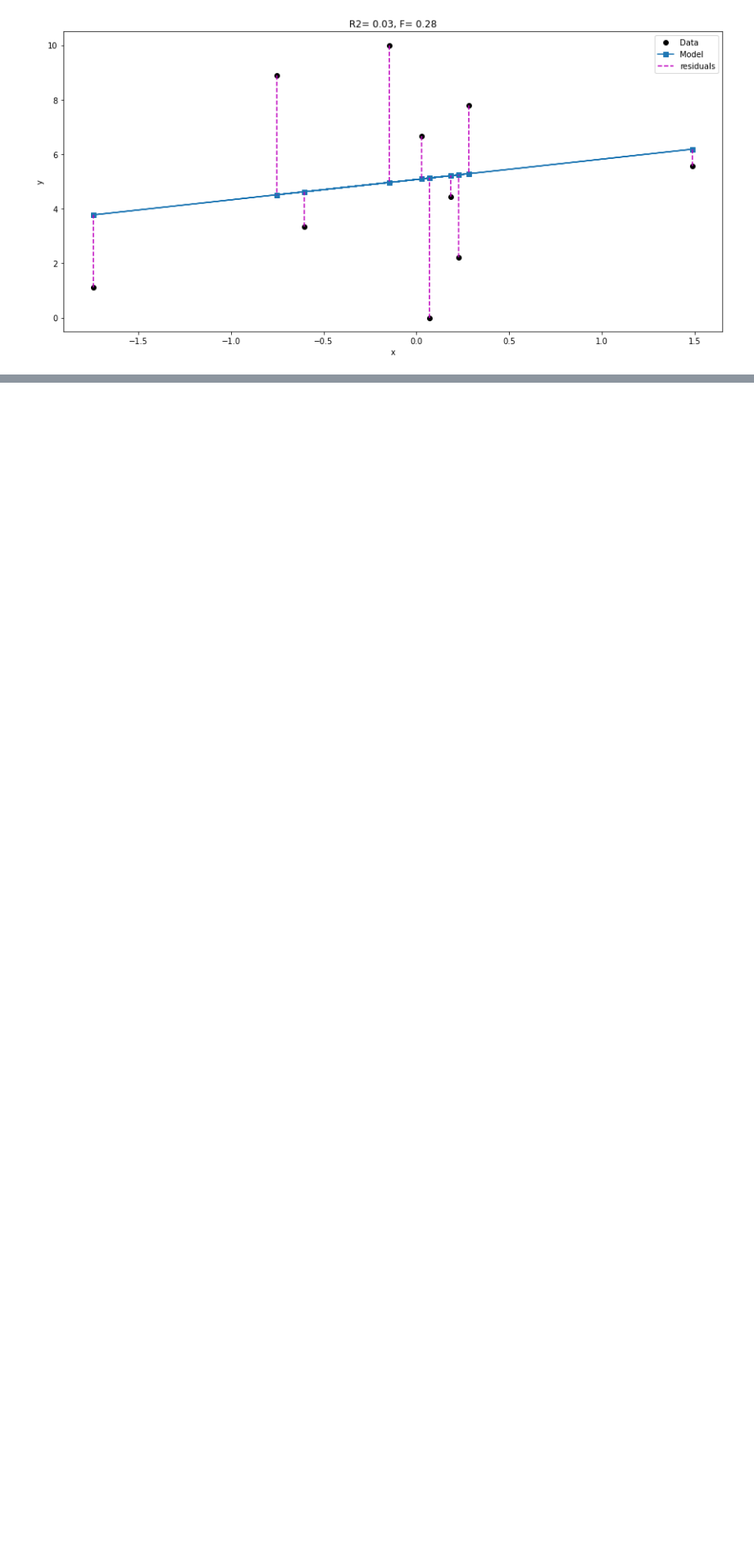
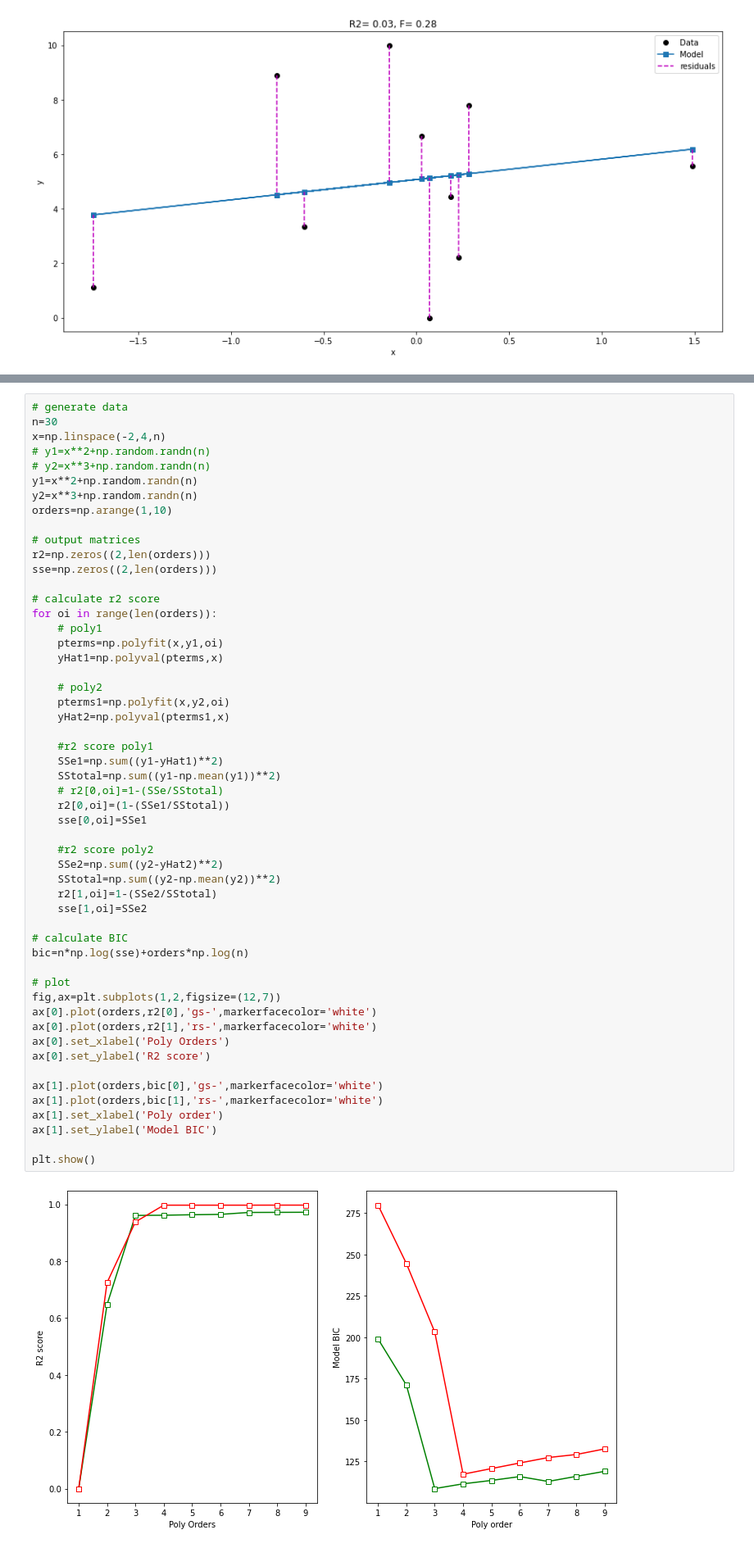
Before and after one commit to aurimas12/unsupervising-learning-task, a Jupyter notebook: notes.ipynb, the cells around one changed output, grey strips where cells are left out. Shown at 82% size. Cells and saved outputs as stored; diff of their text form; blank space fills up the shorter version.

```diff
--- a/notes.ipynb
+++ b/notes.ipynb
@@ -855,0 +858,55 @@ plt.show()
+# %%
+# generate data
+n=30
+x=np.linspace(-2,4,n)
+# y1=x**2+np.random.randn(n)
+# y2=x**3+np.random.randn(n)
+y1=x**2+np.random.randn(n)
+y2=x**3+np.random.randn(n)
+orders=np.arange(1,10)
+
+# output matrices
+r2=np.zeros((2,len(orders)))
+sse=np.zeros((2,len(orders)))
+
+# calculate r2 score
+for oi in range(len(orders)):
+    # poly1
+    pterms=np.polyfit(x,y1,oi)
+    yHat1=np.polyval(pterms,x)
+
+    # poly2
+    pterms1=np.polyfit(x,y2,oi)
+    yHat2=np.polyval(pterms1,x)
+
+    #r2 score poly1
+    SSe1=np.sum((y1-yHat1)**2)
+    SStotal=np.sum((y1-np.mean(y1))**2)
+    # r2[0,oi]=1-(SSe/SStotal)
+    r2[0,oi]=(1-(SSe1/SStotal))
+    sse[0,oi]=SSe1
+
+    #r2 score poly2
+    SSe2=np.sum((y2-yHat2)**2)
+    SStotal=np.sum((y2-np.mean(y2))**2)
+    r2[1,oi]=1-(SSe2/SStotal)
+    sse[1,oi]=SSe2
+
+# calculate BIC
+bic=n*np.log(sse)+orders*np.log(n)
+
+# plot
+fig,ax=plt.subplots(1,2,figsize=(12,7))
+ax[0].plot(orders,r2[0],'gs-',markerfacecolor='white')
+ax[0].plot(orders,r2[1],'rs-',markerfacecolor='white')
+ax[0].set_xlabel('Poly Orders')
+ax[0].set_ylabel('R2 score')
+
+ax[1].plot(orders,bic[0],'gs-',markerfacecolor='white')
+ax[1].plot(orders,bic[1],'rs-',markerfacecolor='white')
+ax[1].set_xlabel('Poly order')
+ax[1].set_ylabel('Model BIC')
+
+plt.show()
+# %% [output]
+[figure, added]
```
Also changed, not shown: parts of 1 cell of this notebook.
